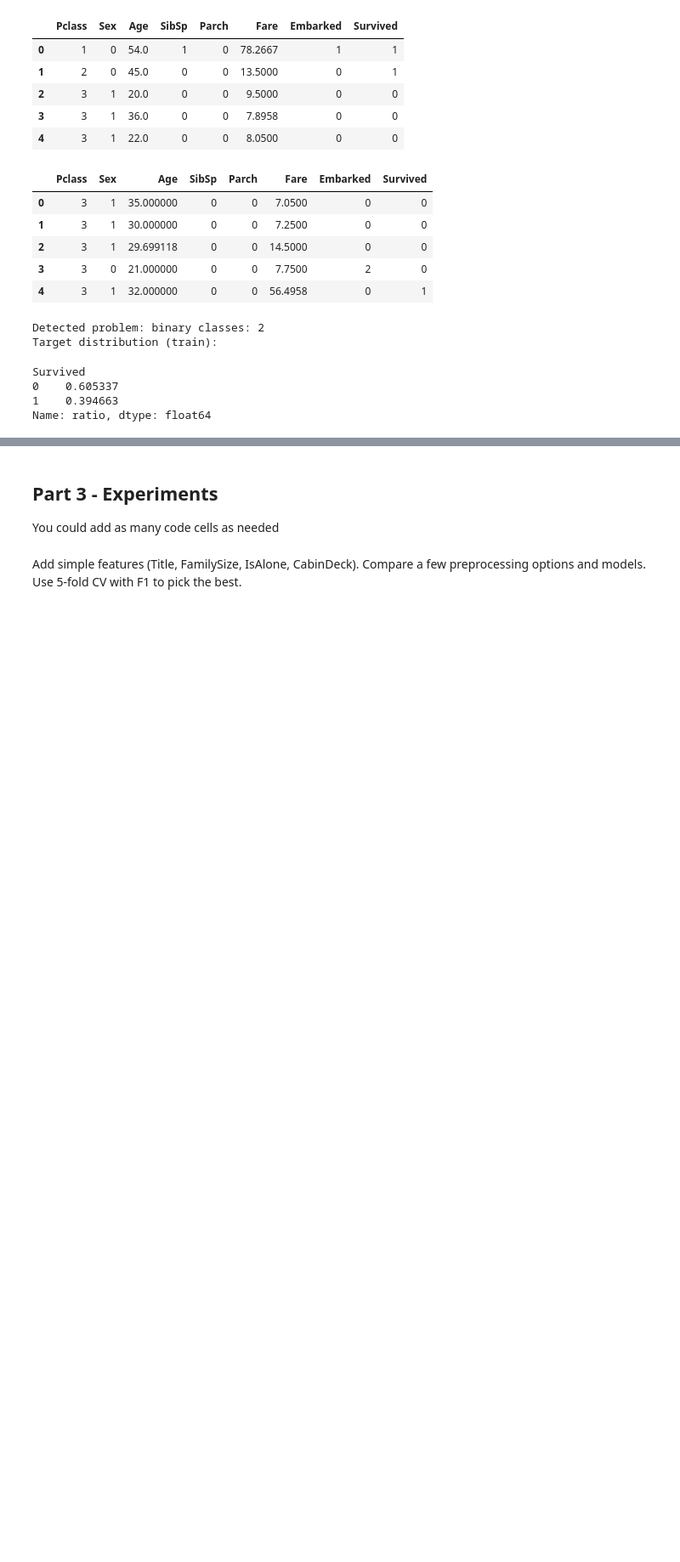
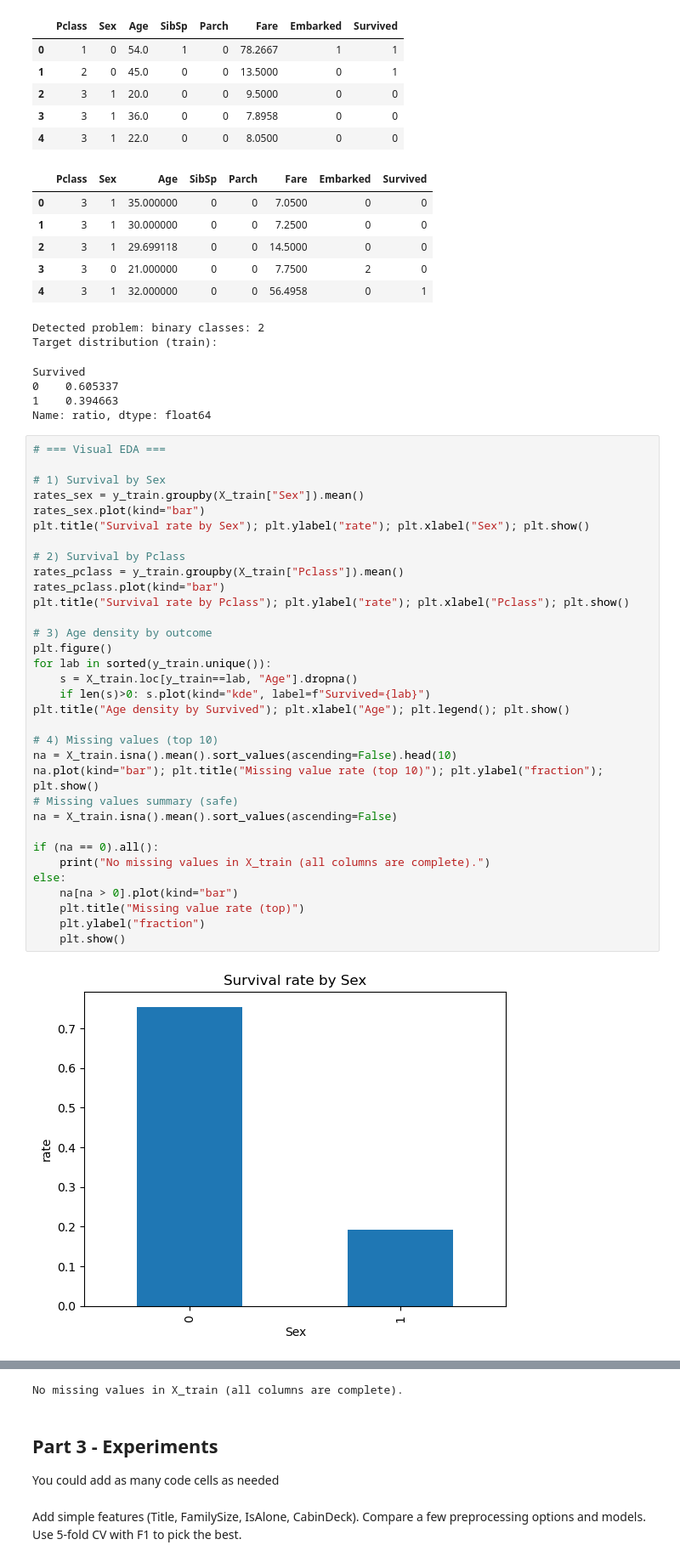
Before and after one commit to AlonRiba/Assignment_supervised_learning_flow, a Jupyter notebook: Assignment_supervised_learning_flow Alon,Budn,205482607.ipynb, the cells around one changed output, grey strips where cells are left out. Shown: that part at 85% size. Drawn from its saved outputs; the diff is of its cells as text; blank space fills up the shorter version.

```diff
--- a/Assignment_supervised_learning_flow Alon,Budn,205482607.ipynb
+++ b/Assignment_supervised_learning_flow Alon,Budn,205482607.ipynb
@@ -192,3 +192,38 @@ Survived
 0    0.605337
 1    0.394663
 Name: ratio, dtype: float64
+# %%
+# === Visual EDA ===
+
+# 1) Survival by Sex
+rates_sex = y_train.groupby(X_train["Sex"]).mean()
+rates_sex.plot(kind="bar")
+plt.title("Survival rate by Sex"); plt.ylabel("rate"); plt.xlabel("Sex"); plt.show()
+
+# 2) Survival by Pclass
+rates_pclass = y_train.groupby(X_train["Pclass"]).mean()
+rates_pclass.plot(kind="bar")
+plt.title("Survival rate by Pclass"); plt.ylabel("rate"); plt.xlabel("Pclass"); plt.show()
+
+# 3) Age density by outcome
+plt.figure()
+for lab in sorted(y_train.unique()):
+    s = X_train.loc[y_train==lab, "Age"].dropna()
+    if len(s)>0: s.plot(kind="kde", label=f"Survived={lab}")
+plt.title("Age density by Survived"); plt.xlabel("Age"); plt.legend(); plt.show()
+
+# 4) Missing values (top 10)
+na = X_train.isna().mean().sort_values(ascending=False).head(10)
+na.plot(kind="bar"); plt.title("Missing value rate (top 10)"); plt.ylabel("fraction"); plt.show()
+# Missing values summary (safe)
+na = X_train.isna().mean().sort_values(ascending=False)
+
+if (na == 0).all():
+    print("No missing values in X_train (all columns are complete).")
+else:
+    na[na > 0].plot(kind="bar")
+    plt.title("Missing value rate (top)")
+    plt.ylabel("fraction")
+    plt.show()
+# %% [output]
+[figure, added]
@@ -195,3 +233,4 @@ Name: ratio, dtype: float64
+No missing values in X_train (all columns are complete).
 # %% [markdown]
 ## Part 3 - Experiments
 You could add as many code cells as needed
```
Also changed, not shown: parts of 5 cells of this notebook.
